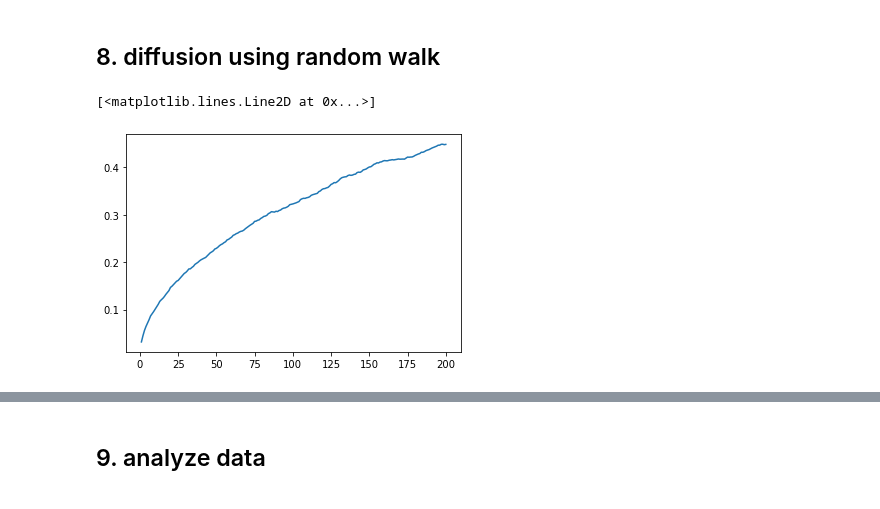
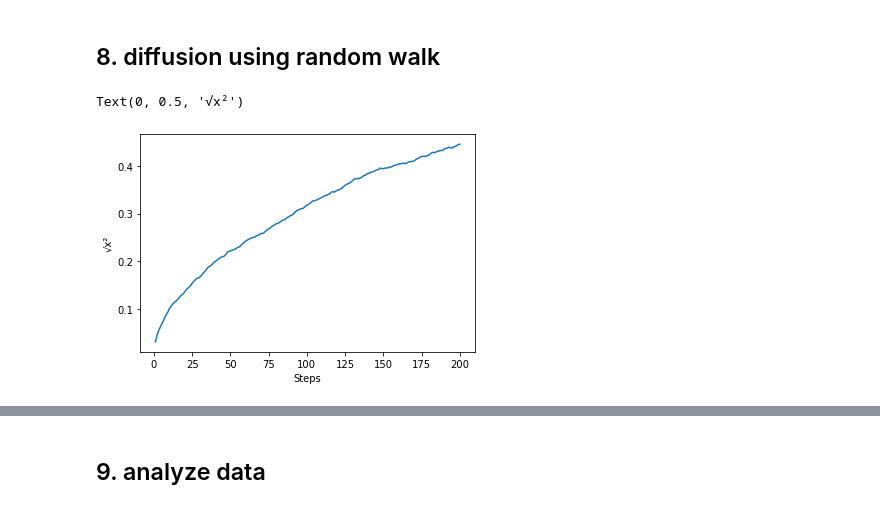
Before and after one commit to maxhoeth/LaboratoryOfComputationalPhysics_Y4, a Jupyter notebook: ex_03_maxhoeth.ipynb, the cells around one changed output, grey strips where cells are left out. Drawn from its saved outputs; the diff is of its cells as text; code cells hidden in the pictures.

```diff
--- a/ex_03_maxhoeth.ipynb
+++ b/ex_03_maxhoeth.ipynb
@@ -245,18 +267,20 @@ plt.legend()
 # %%
 m =  (2 * np.random.randint(2, size=(1000, 200)) - 1)
 mean = np.sum(m, axis=1)
 np.mean(mean) # should be round about 0
 
 dist = np.array([np.cumsum(m[s]) for s in range(1000)])
 mean_dist = np.sqrt(np.sum(dist** 2, axis=0))/1000
 
 step = np.arange(1, 201)
 
 import matplotlib.pyplot as plt
 plt.plot(step, mean_dist)
+plt.xlabel('Steps')
+plt.ylabel('√x²')
 # %% [output]
-[<matplotlib.lines.Line2D at 0x...>]
+Text(0, 0.5, '√x²')
-[figure, old version]
+[figure, new version]
 # %%
 plt.plot(step, np.sum(dist, axis=0)/1000)
 # %% [output]
```
Also changed, not shown: parts of 4 cells of this notebook.
